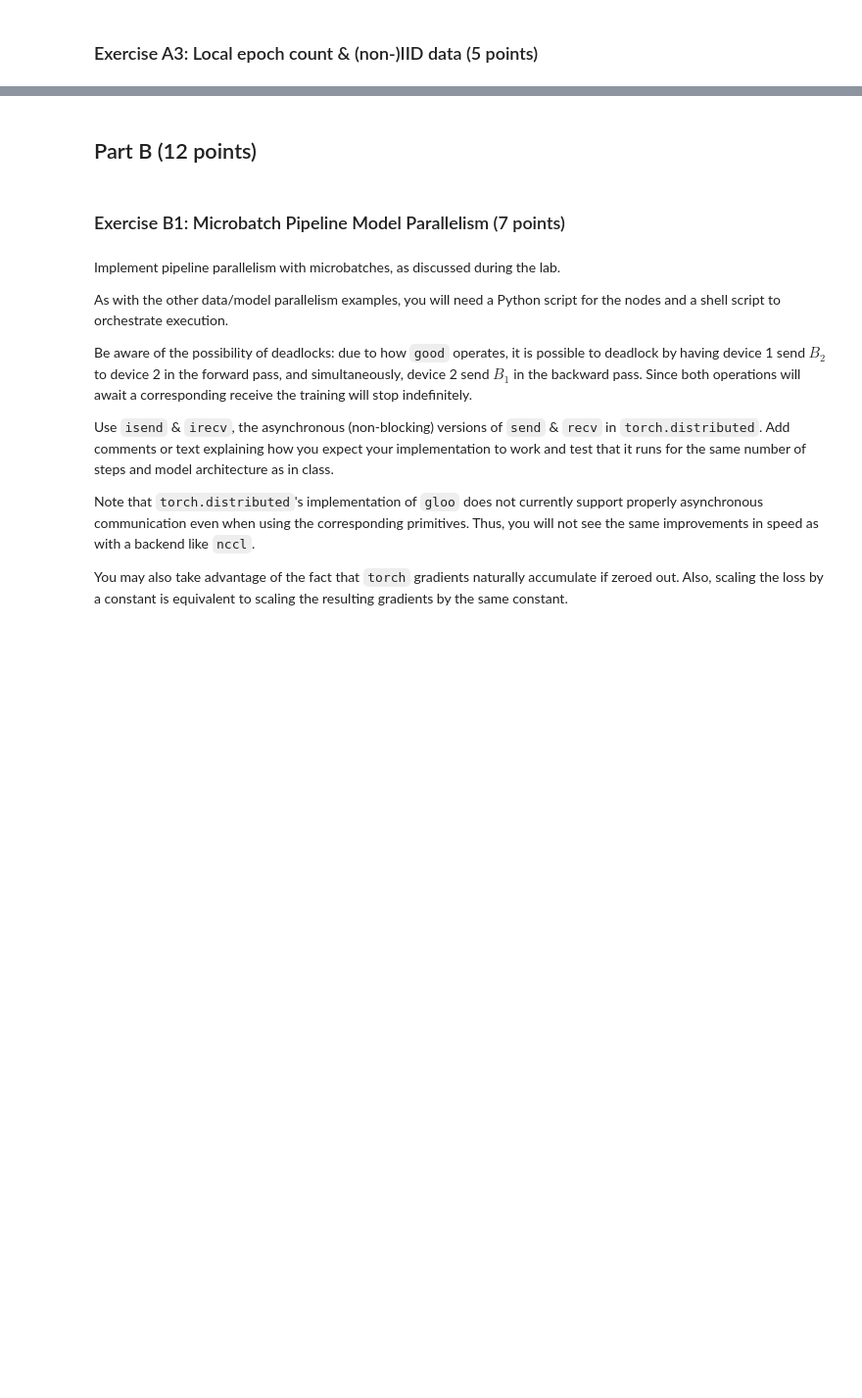
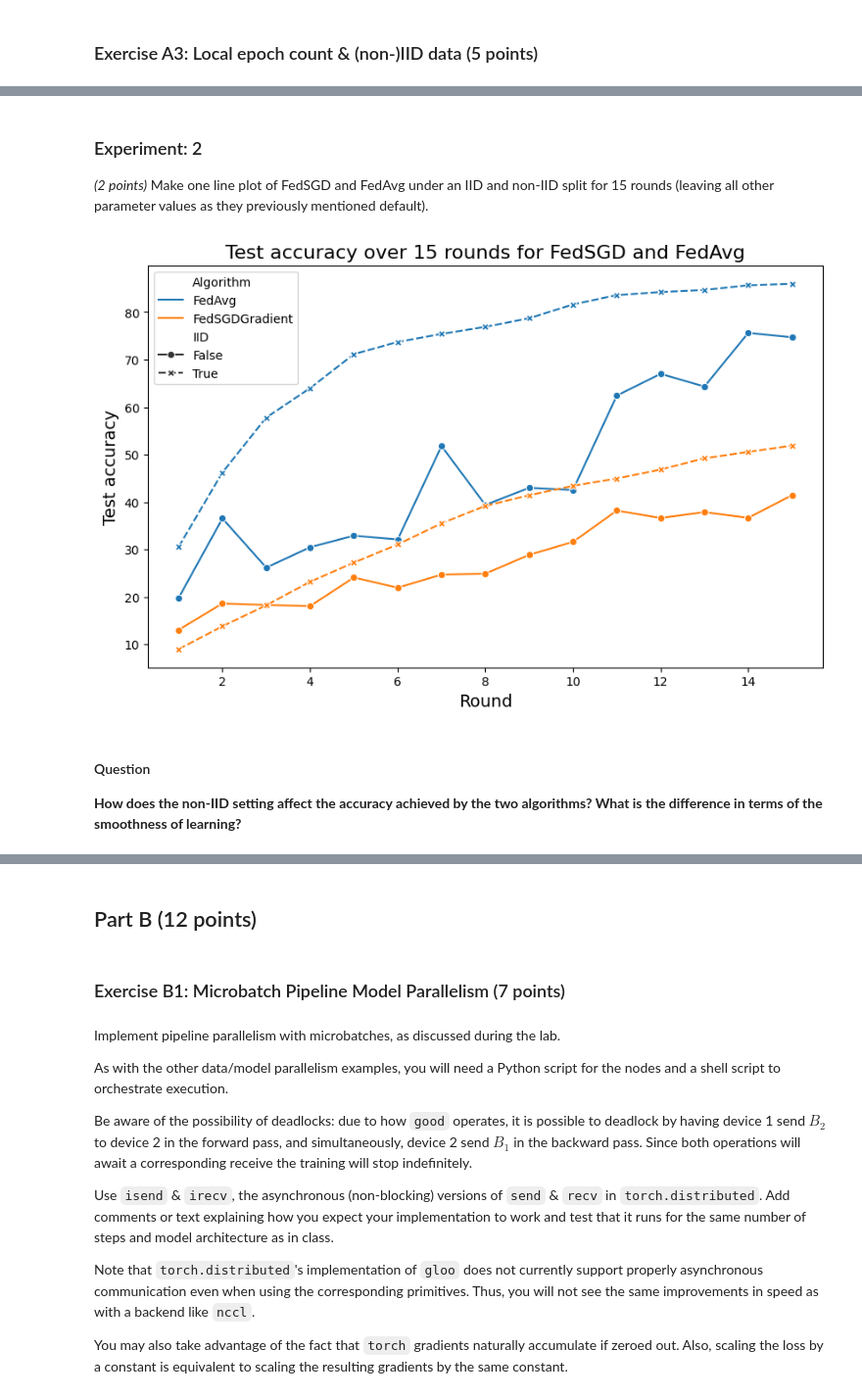
Before and after one commit to waldleben/DDL25Spring, a Jupyter notebook: lab/homework-1.ipynb, the cells around one changed output, grey strips where cells are left out. Shown at 98% size. Cells and saved outputs as stored; diff of their text form; code cells hidden in the pictures; blank space fills up the shorter version.

```diff
--- a/lab/homework-1.ipynb
+++ b/lab/homework-1.ipynb
@@ -131,0 +248,3 @@ TODO
+# %% [markdown]
+### Experiment: 2
+_(2 points)_ Make one line plot of FedSGD and FedAvg under an IID and non-IID split for 15 rounds (leaving all other parameter values as they previously mentioned default).
@@ -131,0 +256,41 @@ TODO
+# %%
+sample_split = split(n, False, seed)
+fedavg_server_iidFalse_nr15 = FedAvgServer(lr, n, sample_split, c, e, seed)
+result_fedavg_iidFalse_nr15 = fedavg_server_iidFalse_nr15.run(15)
+fedavg_iidFalse_nr15_df = result_fedavg_iidFalse_nr15.as_df()
+# %%
+sample_split = split(n, True, seed)
+fedsgd_server_iidTrue_nr15 = FedSgdGradientServer(lr, sample_split, c, seed)
+result_fedsgd_iidTrue_nr15 = fedsgd_server_iidTrue_nr15.run(15)
+fedsgd_iidTrue_nr15_df = result_fedsgd_iidTrue_nr15.as_df()
+# %%
+sample_split = split(n, False, seed)
+fedavg_server_iidFalse_nr15 = FedSgdGradientServer(lr, sample_split, c, seed)
+result_fedsgd_iidFalse_nr15 = fedavg_server_iidFalse_nr15.run(15)
+fedsgd_iidFalse_nr15_df = result_fedsgd_iidFalse_nr15.as_df()
+# %%
+fedavg_iidTrue_nr15_df_plot = fedavg_iidTrue_nr15_df.copy()
+fedavg_iidTrue_nr15_df_plot['IID'] = True
+
+fedavg_iidFalse_nr15_df_plot = fedavg_iidFalse_nr15_df.copy()
+fedavg_iidFalse_nr15_df_plot['IID'] = False
+
+fedsgd_iidTrue_nr15_df_plot = fedsgd_iidTrue_nr15_df.copy()
+fedsgd_iidTrue_nr15_df_plot['IID'] = True
+
+fedsgd_iidFalse_nr15_df_plot = fedsgd_iidFalse_nr15_df.copy()
+fedsgd_iidFalse_nr15_df_plot['IID'] = False
+# %%
+combined_fed_iid_nr15_df = pd.concat([fedavg_iidTrue_nr15_df_plot, fedavg_iidFalse_nr15_df_plot, fedsgd_iidTrue_nr15_df_plot, fedsgd_iidFalse_nr15_df_plot], ignore_index=True)
+plt.figure(figsize=(10, 6))
+sns.lineplot(data=combined_fed_iid_nr15_df, x='Round', y='Test accuracy', hue='Algorithm', style='IID', markers=True)
+
+plt.title('Test accuracy over 15 rounds for FedSGD and FedAvg', fontsize=16)
+plt.xlabel('Round', fontsize=14)
+plt.ylabel('Test accuracy', fontsize=14)
+plt.show()
+# %% [output]
+[figure, added]
+# %% [markdown]
+#### Question
+**How does the non-IID setting affect the accuracy achieved by the two algorithms? What is the difference in terms of the smoothness of learning?**
```
Also changed, not shown: parts of 43 cells of this notebook, 15 other files.
